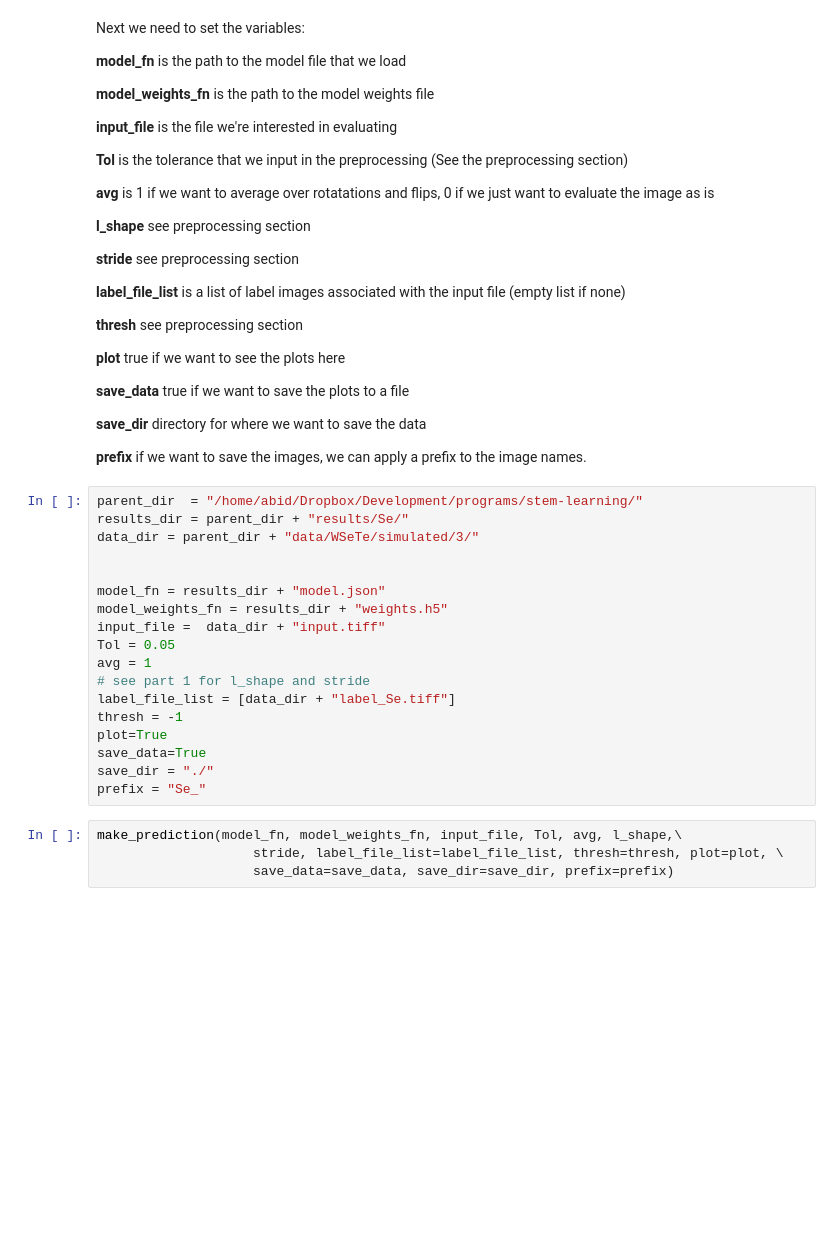
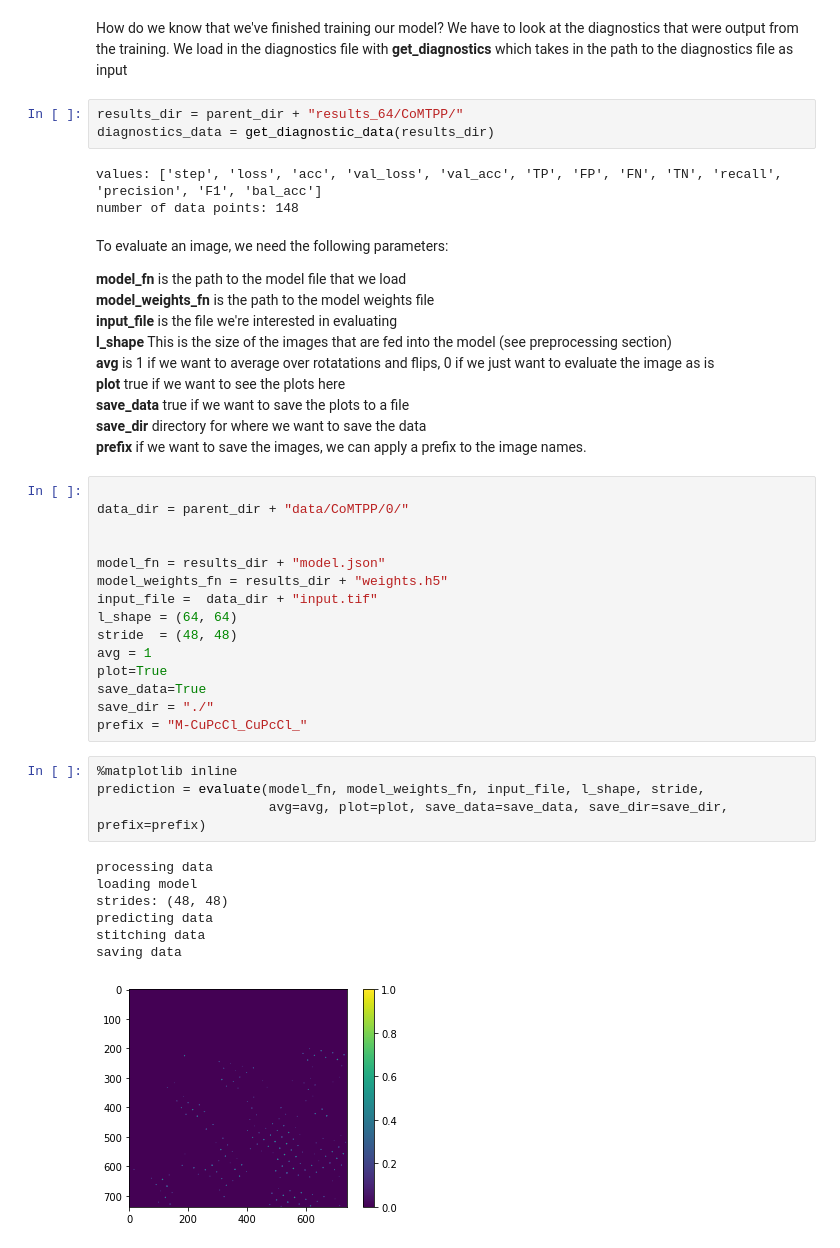
Before and after one commit to ClarkResearchGroup/stem-learning, a Jupyter notebook: code/3_evaluate/3_evaluate.ipynb, the cells around one changed output. Saved outputs shown, nothing was run; the diff lists cells and outputs as text; blank space fills up the shorter version.

Commit message:
added more functionality in evaluate

```diff
--- a/code/3_evaluate/3_evaluate.ipynb
+++ b/code/3_evaluate/3_evaluate.ipynb
@@ -12,50 +17,55 @@ Using TensorFlow backend.
+# %% [markdown]
+How do we know that we've finished training our model? We have to look at the diagnostics that were output from the training. We load in the diagnostics file with **get_diagnostics** which takes in the path to the diagnostics file as input
+# %%
+results_dir = parent_dir + "results_64/CoMTPP/"
+diagnostics_data = get_diagnostic_data(results_dir)
+# %% [output]
+values: ['step', 'loss', 'acc', 'val_loss', 'val_acc', 'TP', 'FP', 'FN', 'TN', 'recall', 'precision', 'F1', 'bal_acc']
+number of data points: 148
 # %% [markdown]
-Next we need to set the variables:
+To evaluate an image, we need the following parameters:
 
-**model_fn** is the path to the model file that we load
-
+**model_fn**         is the path to the model file that we load
+<br>
 **model_weights_fn** is the path to the model weights file
-
-**input_file** is the file we're interested in evaluating
-
-**Tol** is the tolerance that we input in the preprocessing (See the preprocessing section)
-
-**avg** is 1 if we want to average over rotatations and flips, 0 if we just want to evaluate the image as is
-
-**l_shape** see preprocessing section
-
-**stride** see preprocessing section
-
-**label_file_list** is a list of label images associated with the input file (empty list if none)
-
-**thresh** see preprocessing section
-
-**plot** true if we want to see the plots here
-
-**save_data** true if we want to save the plots to a file
-
-**save_dir** directory for where we want to save the data
-
-**prefix** if we want to save the images, we can apply a prefix to the image names.
+<br>
+**input_file**       is the file we're interested in evaluating
+<br>
+**l_shape**          This is the size of the images that are fed into the model (see preprocessing section)
+<br>
+**avg**              is 1 if we want to average over rotatations and flips, 0 if we just want to evaluate the image as is
+<br>
+**plot**             true if we want to see the plots here
+<br>
+**save_data**        true if we want to save the plots to a file
+<br>
+**save_dir**         directory for where we want to save the data
+<br>
+**prefix**           if we want to save the images, we can apply a prefix to the image names.
 # %%
-parent_dir  = "/home/abid/Dropbox/Development/programs/stem-learning/"
-results_dir = parent_dir + "results/Se/"
-data_dir = parent_dir + "data/WSeTe/simulated/3/"
+
+data_dir = parent_dir + "data/CoMTPP/0/"
 
 
 model_fn = results_dir + "model.json"
 model_weights_fn = results_dir + "weights.h5"
-input_file =  data_dir + "input.tiff"
-Tol = 0.05
+input_file =  data_dir + "input.tif"
+l_shape = (64, 64)
+stride  = (48, 48)
 avg = 1
-# see part 1 for l_shape and stride
-label_file_list = [data_dir + "label_Se.tiff"]
-thresh = -1
 plot=True
 save_data=True
 save_dir = "./"
-prefix = "Se_"
+prefix = "M-CuPcCl_CuPcCl_"
 # %%
-make_prediction(model_fn, model_weights_fn, input_file, Tol, avg, l_shape,\
-                    stride, label_file_list=label_file_list, thresh=thresh, plot=plot, \
-                    save_data=save_data, save_dir=save_dir, prefix=prefix)
+%matplotlib inline
+prediction = evaluate(model_fn, model_weights_fn, input_file, l_shape, stride,
+                      avg=avg, plot=plot, save_data=save_data, save_dir=save_dir, prefix=prefix)
+# %% [output]
+processing data
+loading model
+strides: (48, 48)
+predicting data
+stitching data
+saving data
+[figure, added]
```
Also changed, not shown: parts of 9 cells of this notebook, 2 other files.
